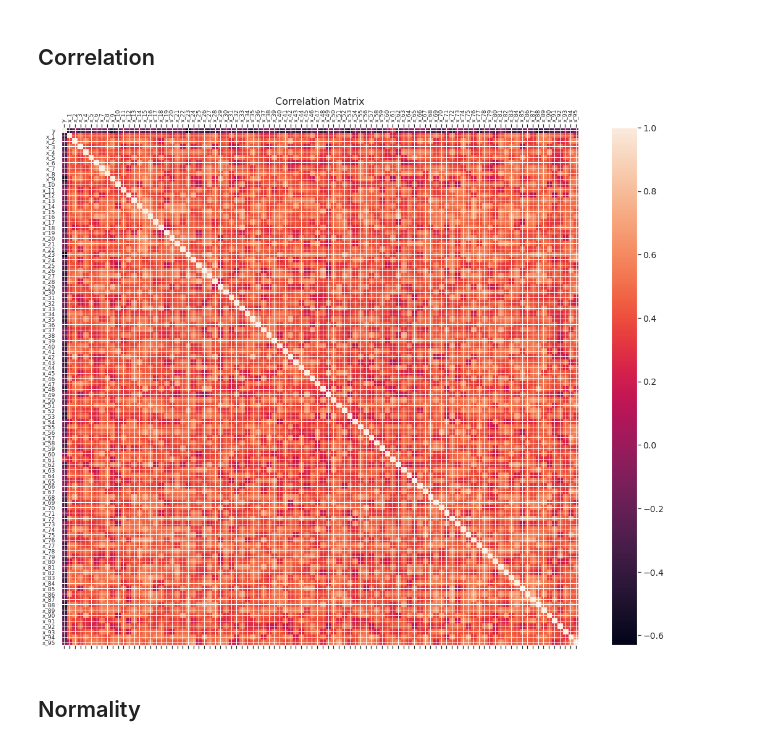
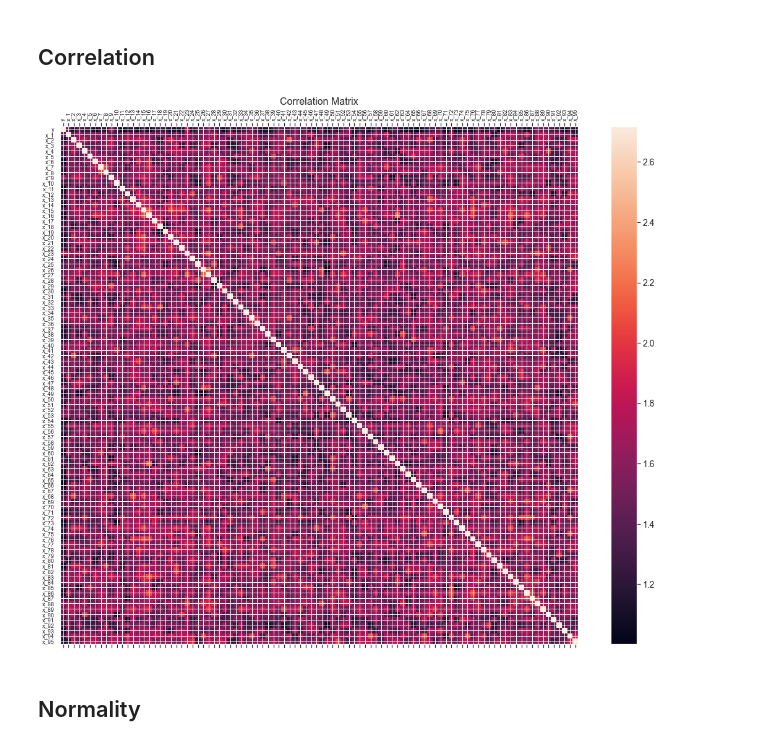
Before and after one commit to tbarcinski/02582-Computational-Data-Analysis, a Jupyter notebook: Case1/EDA.ipynb, the cells around one changed output. Saved outputs shown, nothing was run; the diff lists cells and outputs as text; code cells hidden in the pictures.

```diff
--- a/Case1/EDA.ipynb
+++ b/Case1/EDA.ipynb
@@ -59,14 +60,14 @@ plt.show()
 ## Correlation
 # %%
 f = plt.figure(figsize=(19, 15))
-plt.matshow(df.corr(), fignum=f.number)
+plt.matshow(np.exp(df.corr().abs()), fignum=f.number)
 plt.xticks(range(df.select_dtypes(['number']).shape[1]), df.select_dtypes(['number']).columns, fontsize=9, rotation=90)
 plt.yticks(range(df.select_dtypes(['number']).shape[1]), df.select_dtypes(['number']).columns, fontsize=9)
 cb = plt.colorbar()
 cb.ax.tick_params(labelsize=14)
 plt.title('Correlation Matrix', fontsize=16);
 # %% [output]
-[figure, old version]
+[figure, new version]
 # %% [markdown]
 ## Normality
 # %%
```
Also changed, not shown: parts of 8 cells of this notebook.
